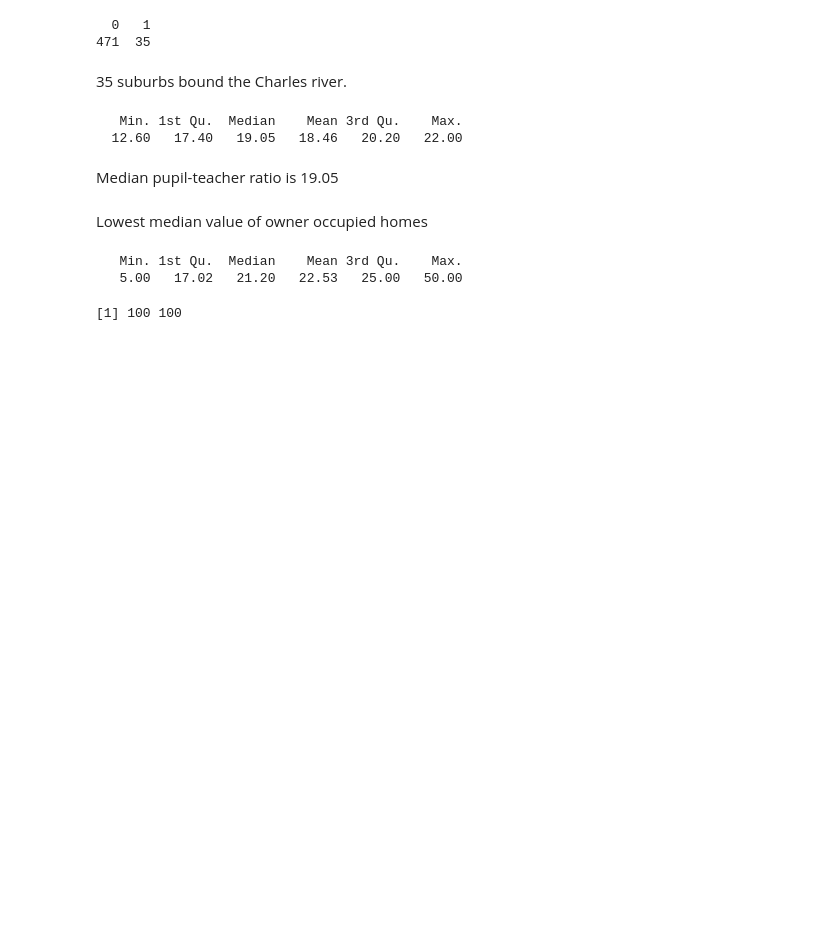
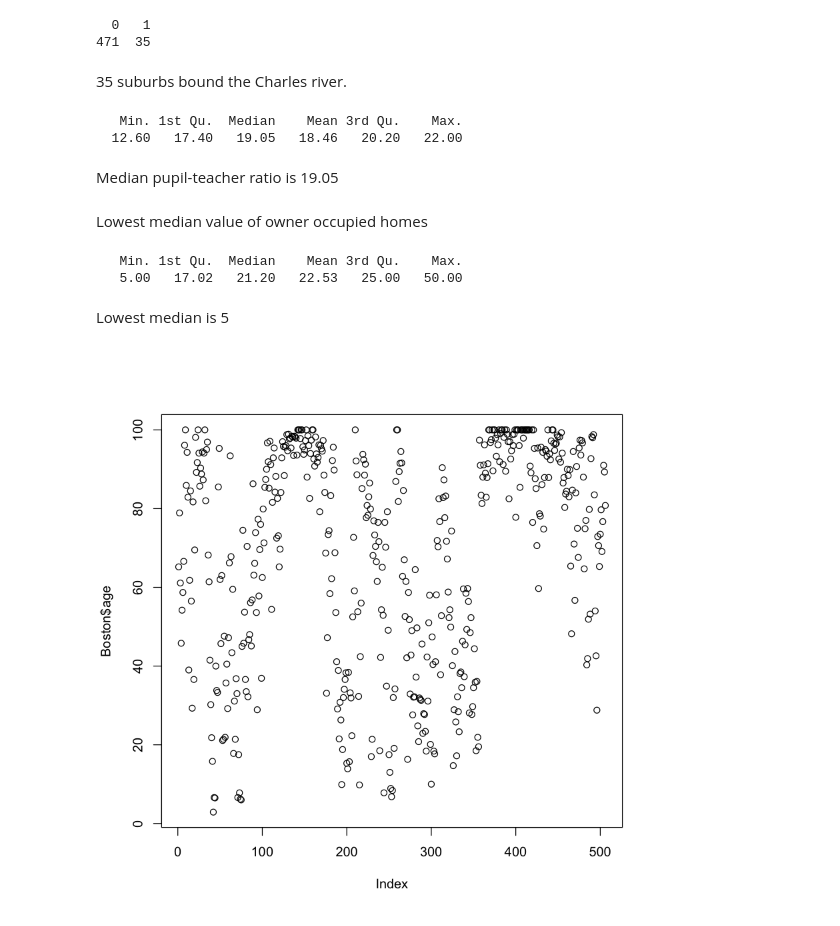
Before and after one commit to miwojc/ISL-ch2, a Jupyter notebook: ch2-ex-app.ipynb, the cells around one changed output. Drawn from its saved outputs; the diff is of its cells as text; code cells hidden in the pictures; blank space fills up the shorter version.

```diff
--- a/ch2-ex-app.ipynb
+++ b/ch2-ex-app.ipynb
@@ -528,7 +528,9 @@ summary(Boston$medv)
 # %% [output]
    Min. 1st Qu.  Median    Mean 3rd Qu.    Max.
    5.00   17.02   21.20   22.53   25.00   50.00
-# %%
-Boston$age[Boston$medv==5.00]
-# %% [output]
-[1] 100 100
+# %% [markdown]
+Lowest median is 5
+# %%
+plot(Boston$age)
+# %% [output]
+[figure, added]
```
Also changed, not shown: parts of 11 cells of this notebook.
